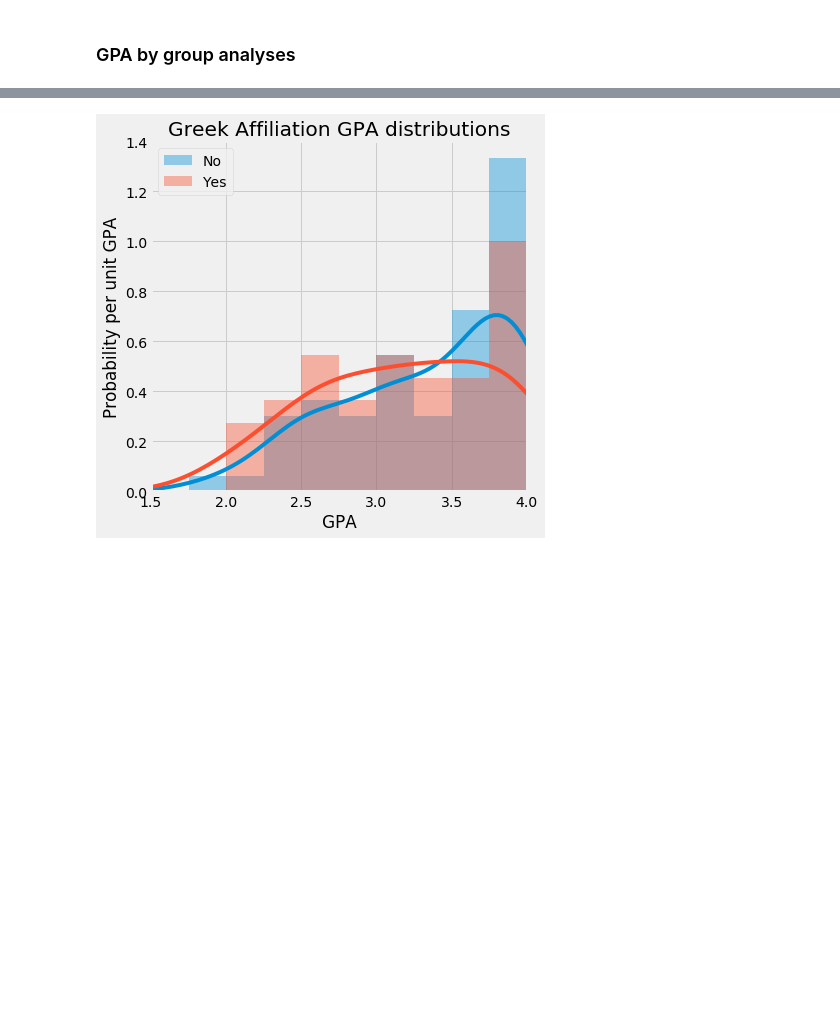
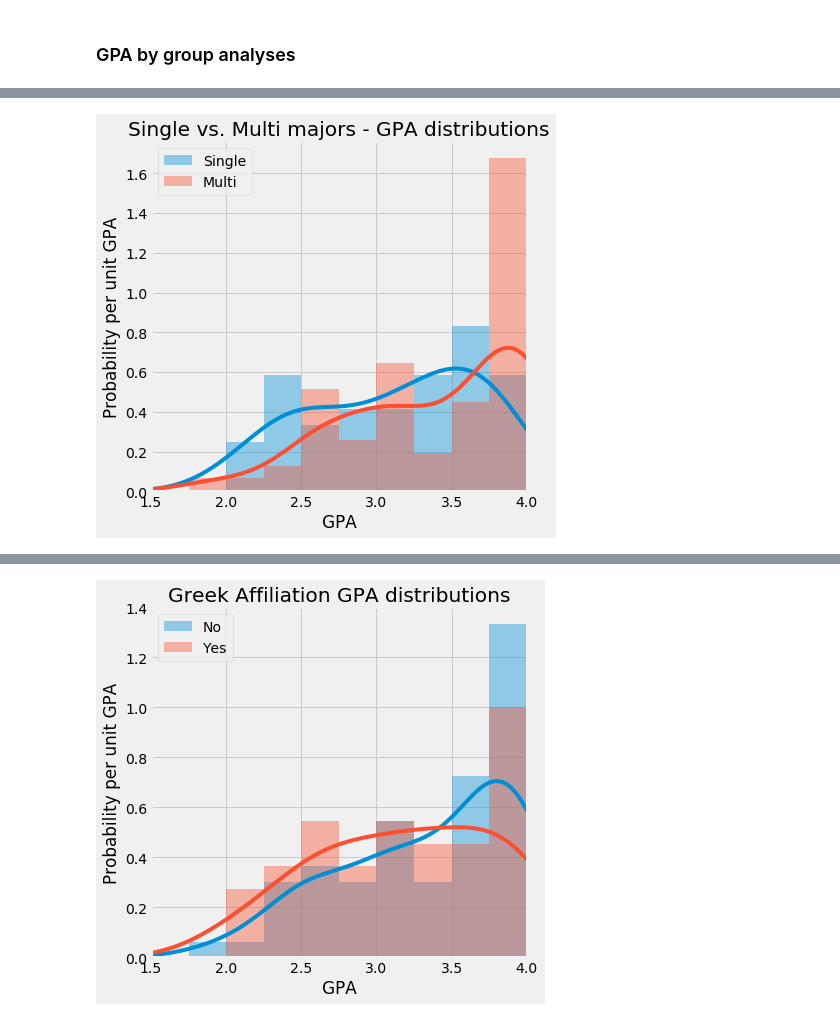
Before and after one commit to pmgasper/union_students, a Jupyter notebook: nb04_hypothesis_testing.ipynb, the cells around one changed output, grey strips where cells are left out. Saved outputs shown, nothing was run; the diff lists cells and outputs as text; code cells hidden in the pictures; blank space fills up the shorter version.

```diff
--- a/nb04_hypothesis_testing.ipynb
+++ b/nb04_hypothesis_testing.ipynb
@@ -124,0 +270,7 @@ def compare_groups(g1_dist, g2_dist, g1_label='group1', g2_label='group2',
+# %%
+# Single vs multipe major (Yes / No) GPA comparison
+single_gpa = info.loc[info.major == 'MT'].gpa
+multi_gpa = info.loc[info.major != 'MT'].gpa
+
+print('\033[1m' + 'GPA by students with single vs. multiple majors')
+compare_groups(multi_gpa, single_gpa, 'Multiple', 'Single')
@@ -125,3 +297,16 @@ def compare_groups(g1_dist, g2_dist, g1_label='group1', g2_label='group2',
+# %%
+# Single vs multiple major distributions
+bins = np.arange(1, 4.1, 0.25)
+sns.distplot(single_gpa, bins=bins, label='Single')
+sns.distplot(multi_gpa, bins=bins, label='Multi')
+plt.xlim(1.5, 4)
+plt.legend()
+plt.ylabel('Probability per unit GPA')
+plt.xlabel('GPA')
+plt.title('Single vs. Multi majors - GPA distributions')
+plt.show()
+# %% [output]
+[figure, added]
 # %% [markdown]
 #### Greek Affiliation
 
```
Also changed, not shown: parts of 22 cells of this notebook.
